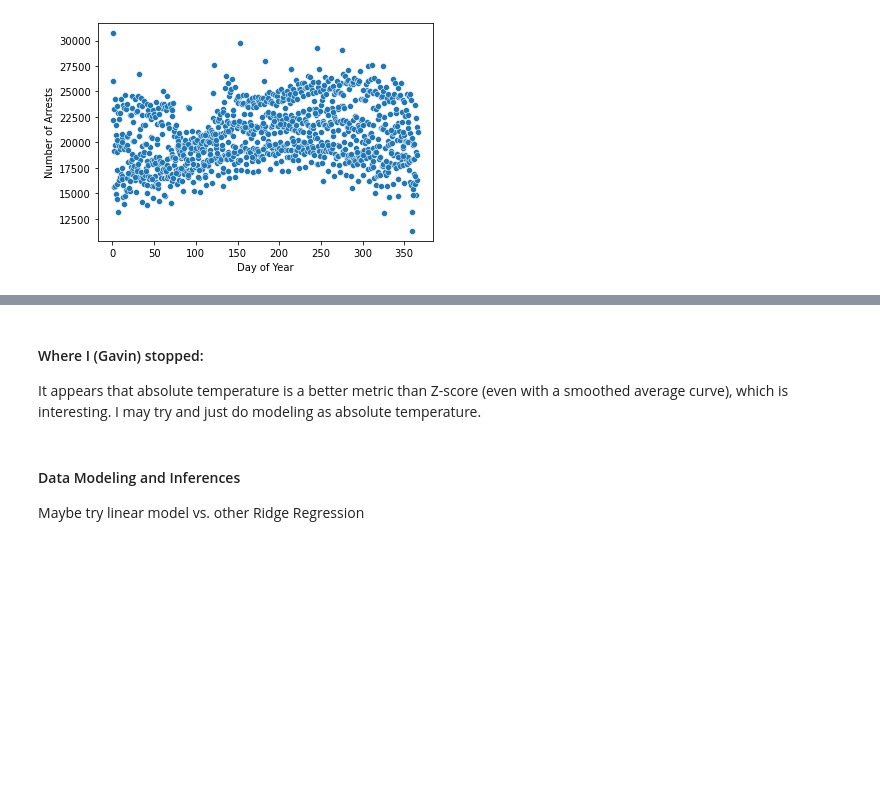
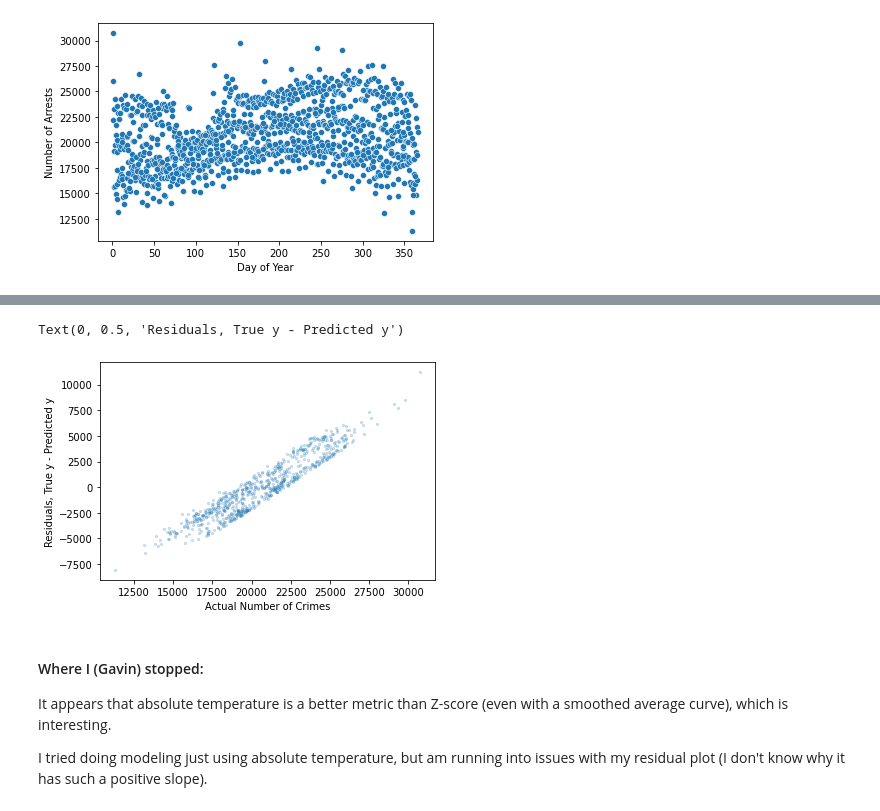
Before and after one commit to gavintchan/data200-grad-project, a Jupyter notebook: data200_grad_project.ipynb, the cells around one changed output, grey strips where cells are left out. Cells and saved outputs as stored; diff of their text form; code cells hidden in the pictures; blank space fills up the shorter version.

```diff
--- a/data200_grad_project.ipynb
+++ b/data200_grad_project.ipynb
@@ -1133,7 +1217,13 @@ sns.scatterplot(data=df_combined, x='Day of Year', y='Number of Arrests')
+# %%
+residuals = y_train - y_predicted
+plt.scatter(y_train, residuals, alpha = 0.2, s=5)
+plt.xlabel('Actual Number of Crimes')
+plt.ylabel('Residuals, True y - Predicted y')
+# %% [output]
+Text(0, 0.5, 'Residuals, True y - Predicted y')
+[figure, added]
 # %% [markdown]
 #### Where I (Gavin) stopped:
 It appears that absolute temperature is a better metric than Z-score (even with a smoothed average curve), which is interesting.
-I may try and just do modeling as absolute temperature.
+
+I tried doing modeling just using absolute temperature, but am running into issues with my residual plot (I don't know why it has such a positive slope).
-# %% [markdown]
-#### Data Modeling and Inferences
-Maybe try linear model vs. other Ridge Regression
```
Also changed, not shown: parts of 10 cells of this notebook.
